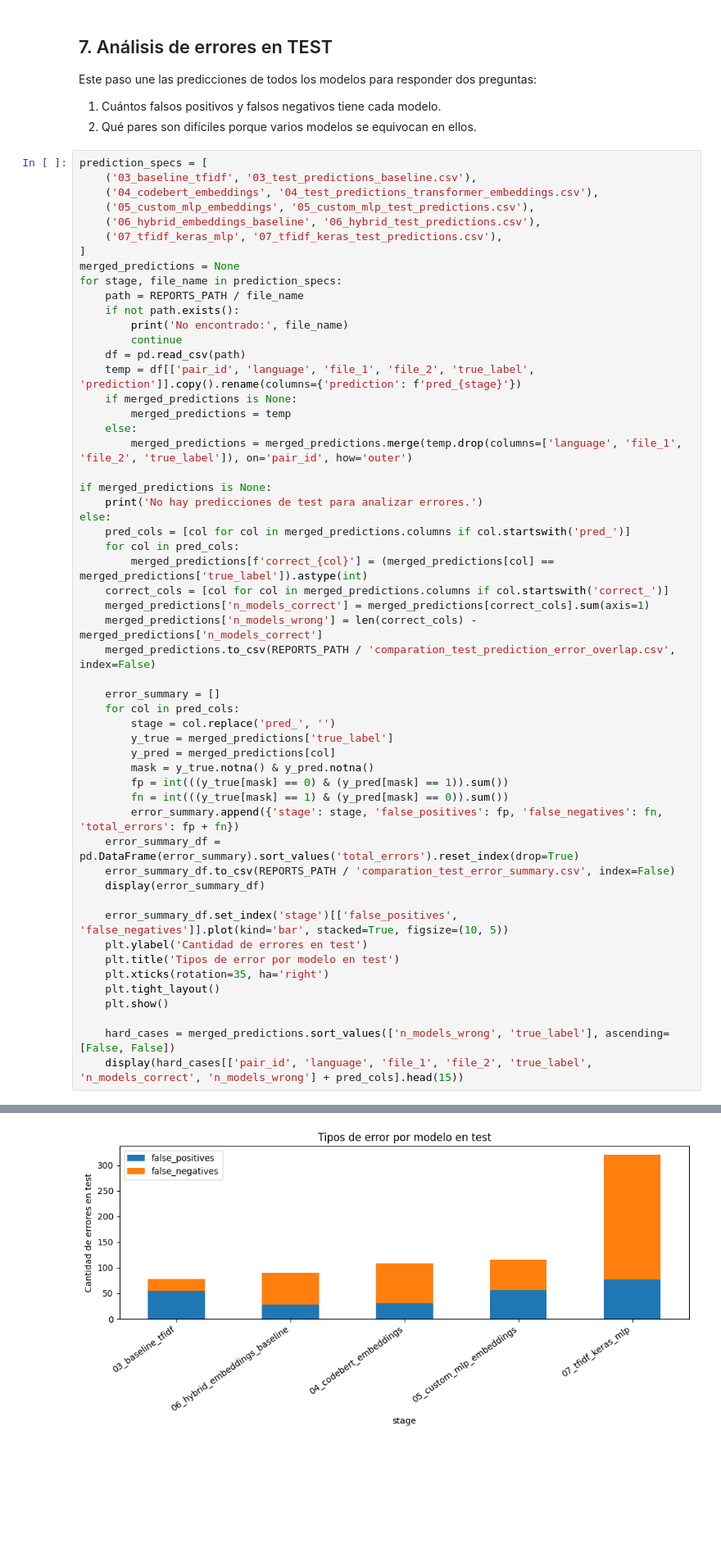
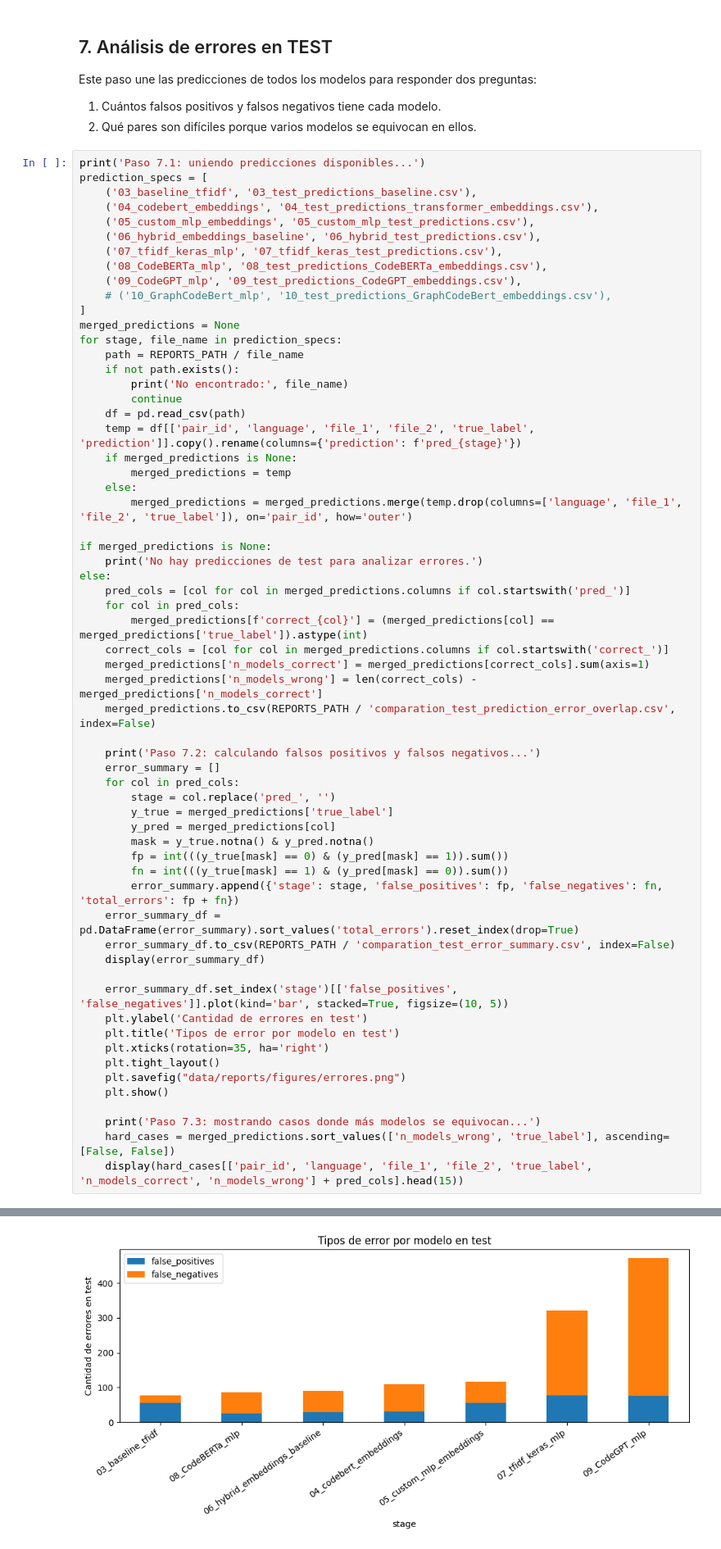
Before and after one commit to FidelBM/code_plagiarism, a Jupyter notebook: comparation.ipynb, the cells around one changed output, grey strips where cells are left out. Shown at 82% size. Saved outputs shown, nothing was run; the diff lists cells and outputs as text; blank space fills up the shorter version.

```diff
--- a/comparation.ipynb
+++ b/comparation.ipynb
@@ -691,12 +853,16 @@ Este paso une las predicciones de todos los modelos para responder dos preguntas
 1. Cuántos falsos positivos y falsos negativos tiene cada modelo.
 2. Qué pares son difíciles porque varios modelos se equivocan en ellos.
 # %%
+print('Paso 7.1: uniendo predicciones disponibles...')
 prediction_specs = [
     ('03_baseline_tfidf', '03_test_predictions_baseline.csv'),
     ('04_codebert_embeddings', '04_test_predictions_transformer_embeddings.csv'),
     ('05_custom_mlp_embeddings', '05_custom_mlp_test_predictions.csv'),
     ('06_hybrid_embeddings_baseline', '06_hybrid_test_predictions.csv'),
     ('07_tfidf_keras_mlp', '07_tfidf_keras_test_predictions.csv'),
+    ('08_CodeBERTa_mlp', '08_test_predictions_CodeBERTa_embeddings.csv'),
+    ('09_CodeGPT_mlp', '09_test_predictions_CodeGPT_embeddings.csv'),
+    # ('10_GraphCodeBert_mlp', '10_test_predictions_GraphCodeBert_embeddings.csv'),
 ]
 merged_predictions = None
 for stage, file_name in prediction_specs:
@@ -722,6 +888,7 @@ else:
     merged_predictions['n_models_wrong'] = len(correct_cols) - merged_predictions['n_models_correct']
     merged_predictions.to_csv(REPORTS_PATH / 'comparation_test_prediction_error_overlap.csv', index=False)
 
+    print('Paso 7.2: calculando falsos positivos y falsos negativos...')
     error_summary = []
     for col in pred_cols:
         stage = col.replace('pred_', '')
@@ -740,8 +907,10 @@ else:
     plt.title('Tipos de error por modelo en test')
     plt.xticks(rotation=35, ha='right')
     plt.tight_layout()
+    plt.savefig("data/reports/figures/errores.png")
     plt.show()
 
+    print('Paso 7.3: mostrando casos donde más modelos se equivocan...')
     hard_cases = merged_predictions.sort_values(['n_models_wrong', 'true_label'], ascending=[False, False])
     display(hard_cases[['pair_id', 'language', 'file_1', 'file_2', 'true_label', 'n_models_correct', 'n_models_wrong'] + pred_cols].head(15))
 # %% [output]
@@ -754 +927 @@ else:
-[figure, old version]
+[figure, new version]
```
Also changed, not shown: parts of 17 cells of this notebook, 1 other file.
